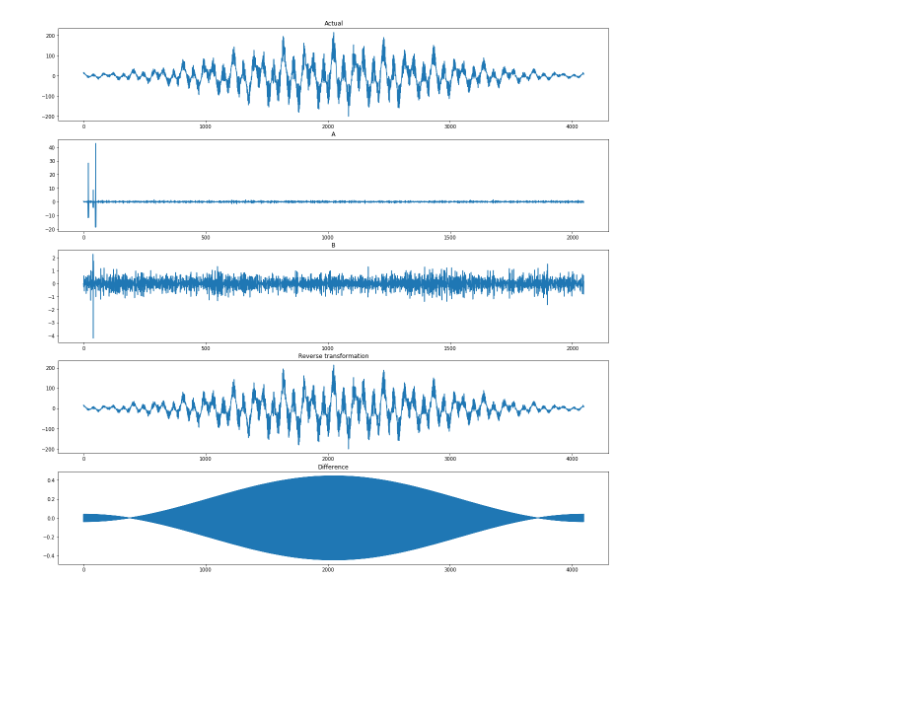
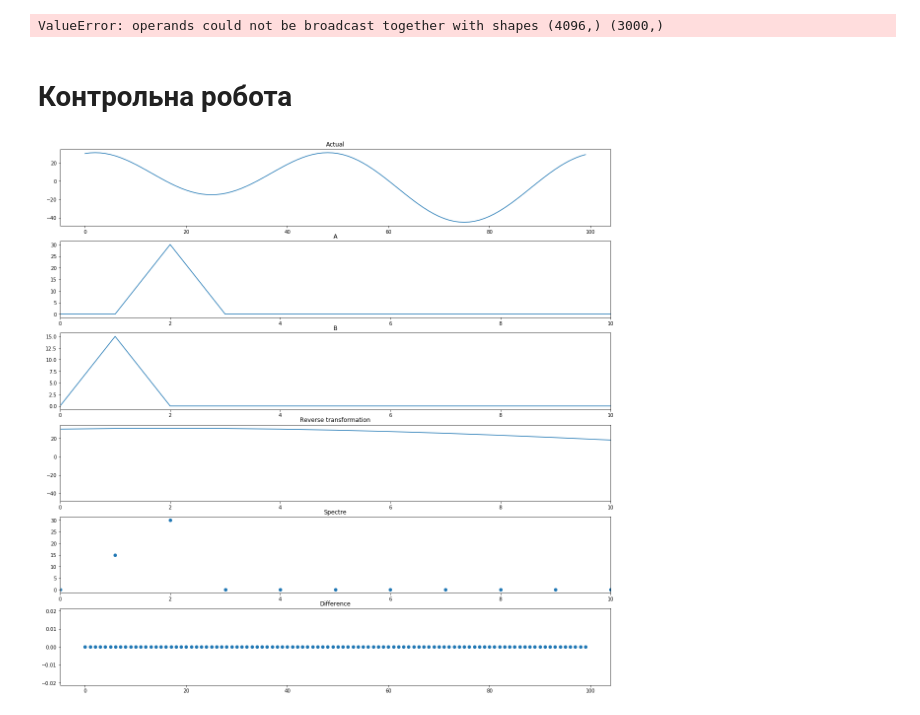
Before and after one commit to vashanin/DataAnalysys, a Jupyter notebook: Lab #5.ipynb, the cells around one changed output. Cells and saved outputs as stored; diff of their text form; code cells hidden in the pictures; blank space fills up the shorter version.

```diff
--- a/Lab #5.ipynb
+++ b/Lab #5.ipynb
@@ -37,7 +37,7 @@ def transformation(s1):
     b = np.array([(2 / N) * np.sum(s1 * np.sin(2 * np.pi * i * j / N))
                   for j in range(int(N/2))])
 
-    c = np.sqrt(a ** 2 + a ** 2)
+    c = np.sqrt(a ** 2 + b ** 2)
 
     return a, b, c
 # %%
@@ -48,23 +48,30 @@ def reverse_transformation(a, b):
                      + np.sum(b * np.sin(2 * np.pi * j * i / N))
                      for i in range(N)])
 # %%
-def plot(s1, a, b, r1):
-    fig, ax = plt.subplots(5, 1, figsize=(20, 20))
+def plot(s1, a, b, c, r1, maxx):
+    fig, ax = plt.subplots(6, 1, figsize=(20, 20))
 
     ax[0].set_title("Actual")
     ax[0].plot(s1)
 
+    ax[1].set_xlim((0, maxx))
     ax[1].set_title("A")
     ax[1].plot(a)
 
+    ax[2].set_xlim((0, maxx))
     ax[2].set_title("B")
     ax[2].plot(b)
 
+    ax[3].set_xlim((0, maxx))
     ax[3].set_title("Reverse transformation")
     ax[3].plot(r1)
 
-    ax[4].set_title("Difference")
-    ax[4].plot(s1 - r1)
+    ax[4].set_xlim((0, maxx))
+    ax[4].set_title("Spectre")
+    ax[4].scatter(np.arange(len(c)), c)
+
+    ax[5].set_title("Difference")
+    ax[5].scatter(np.arange(s1.shape[0]), s1 - r1)
 
     plt.show()
 # %%
@@ -93,6 +100,8 @@ s1 = s2 * vb
 
 a, b, c = transformation(s1=s1)
 r1 = reverse_transformation(a, b)
-plot(s1=s1, a=a, b=b, r1=r1)
+plot(s1=s1, a=a, b=b, c=c, r1=r1)
 # %% [output]
-[figure, removed]
+ValueError: operands could not be broadcast together with shapes (4096,) (3000,)
+# %% [markdown]
+# Контрольна робота
@@ -98,0 +110,11 @@ plot(s1=s1, a=a, b=b, r1=r1)
+# %%
+N = 100
+indx = np.arange(N)
+
+s1 = 15 * np.sin(2 * np.pi * indx / N) + 30 * np.cos(4 * np.pi * indx / N)
+
+a, b, c = transformation(s1=s1)
+r1 = reverse_transformation(a, b)
+plot(s1=s1, a=a, b=b, c=c, r1=r1, maxx=10)
+# %% [output]
+[figure, added]
```
Also changed, not shown: parts of 4 cells of this notebook, 1 other file.
